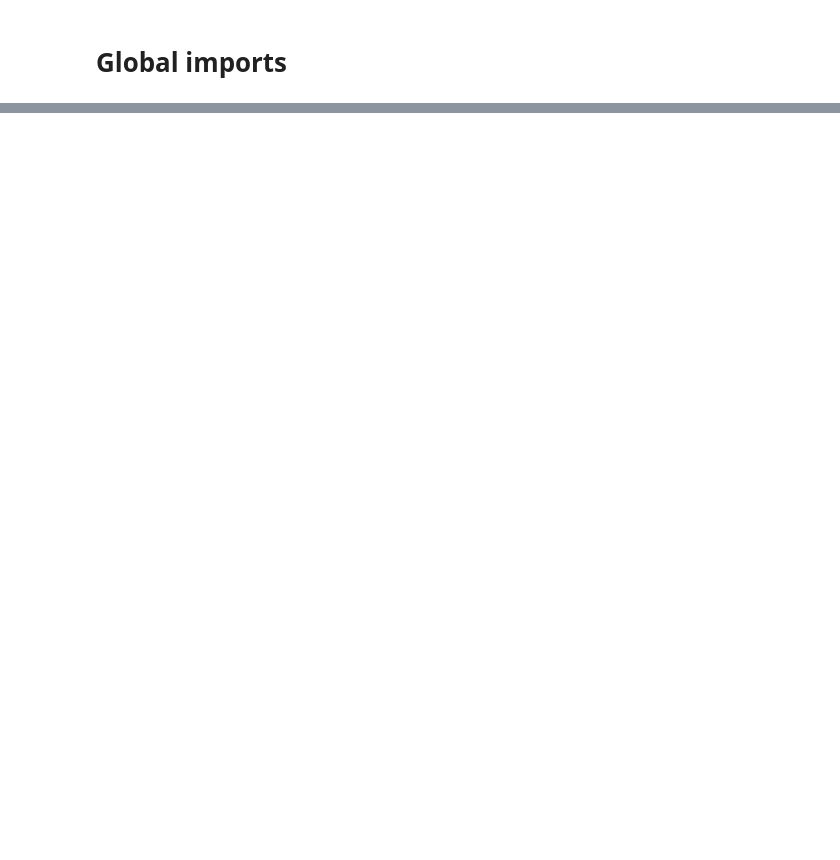
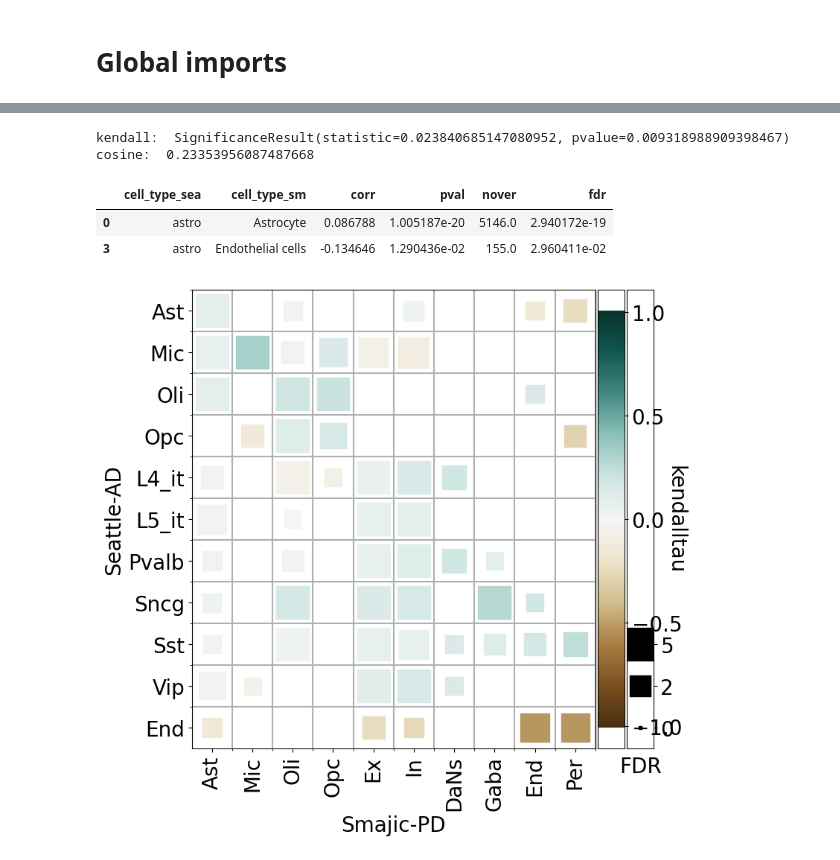
Before and after one commit to dblabs-mcgill-mila/AD-PD-overlap-study, a Jupyter notebook: code/DGE.ipynb, the cells around one changed output, grey strips where cells are left out. Drawn from its saved outputs; the diff is of its cells as text; code cells hidden in the pictures; blank space fills up the shorter version.

```diff
--- a/code/DGE.ipynb
+++ b/code/DGE.ipynb
@@ -568,0 +285,72 @@ Text(0, 0, 'gene ontology')
+# %%
+merged_ss_df = merged_ss_df[merged_ss_df.cell_type_sm!='Ependymal']
+_df = merged_ss_df[(merged_ss_df.cell_type_sm=='Astrocyte') & (merged_ss_df.cell_type_sea=='pvalb')]
+# %%
+print('kendall: ', kendalltau(_df.logFC_sm, _df.logFC_sea))
+print('cosine: ', cosine_similarity(_df.logFC_sm, _df.logFC_sea))
+# %% [output]
+kendall:  SignificanceResult(statistic=0.023840685147080952, pvalue=0.009318988909398467)
+cosine:  0.23353956087487668
+# %%
+def kendalltau_stats(_ser):
+    r = kendalltau(_ser['logFC_sm'], _ser['logFC_sea'])
+    return pd.Series({'corr': r.statistic, 'pval': r.pvalue, 'nover': _ser.shape[0]})
+# %%
+corr_df = (merged_ss_df.groupby(['cell_type_sea', 'cell_type_sm'], observed = True).apply(kendalltau_stats)).reset_index()
+corr_df.dropna(subset = 'pval', inplace = True)
+_, fdr, _, _= multipletests(corr_df["pval"], method="fdr_bh")
+corr_df['fdr'] = fdr
+corr_df = corr_df[corr_df.fdr<0.05]
+corr_df.head(2)
+# %% [output]
+|  | cell_type_sea | cell_type_sm | corr | pval | nover | fdr |
+| 0 | astro | Astrocyte | 0.086788 | 1.005187e-20 | 5146.0 | 2.940172e-19 |
+| 3 | astro | Endothelial cells | -0.134646 | 1.290436e-02 | 155.0 | 2.960411e-02 |
+# %%
+corr_df['cell_type_sm'] = corr_df.cell_type_sm.replace(ct_map_sm)
+corr_df['cell_type_sea'] = corr_df.cell_type_sea.replace(ct_map_sea)
+# %%
+corr_df_ = corr_df[corr_df.cell_type_sm!='Epen']
+xlabel = corr_df_['cell_type_sm']
+ylabel = corr_df_['cell_type_sea']
+size_labels = [0, 2, 5]
+fontsize = 20
+
+x_order = ['Ast', 'Mic', 'Oli', 'Opc', 'Ex', 'In', 'DaNs',  'Gaba', 'End', 'Per', ]
+y_order = ['Ast','Mic', 'Oli', 'Opc', 'L4_it', 'L5_it', 'Pvalb', 'Sncg', 'Sst', 'Vip',  'End', ]
+
+
+figsize = (8,8)
+f = plt.figure(figsize=figsize)
+ax, ax1, ax2, ss = heatmap(
+    x=xlabel,
+    y=ylabel,
+    size_scale=1000,
+    size=-np.log10(corr_df_['fdr']),
+    size_range = (size_labels[0], size_labels[-1]),
+    color=corr_df_[f'corr'].fillna(0),
+    color_range=(0,-1, 1),
+    palette=palette,
+    fontsize = fontsize,
+    x_tick_rotation = 90,
+    num_size_label=6,
+    m_color='k',
+    x_order = x_order if x_order else xlabel.sort_values().unique(),
+    y_order = y_order[::-1] if y_order else ylabel.sort_values().unique()[::-1],
+    size_labels = size_labels,
+    facecolor = 'white',
+)
+
+ax.set_ylabel(f'Seattle-AD', fontsize=fontsize)
+ax.set_xlabel(f'Smajic-PD', fontsize=fontsize)
+
+ax.grid(linewidth=1.5, which='minor')
+ax1.set_ylabel(f'kendalltau', fontsize = fontsize, rotation=-90)
+ax1.yaxis.set_label_position("right")
+_ = ax2.set_yticklabels(size_labels, rotation=0, fontsize = fontsize)
+_ = ax2.set_xlabel('FDR', fontsize=fontsize)
+ax2.patch.set_alpha(0)
+for label in (ax1.get_xticklabels() + ax1.get_yticklabels()): label.set_fontsize(fontsize)
+# f.savefig(fp+'SS_DEGene_MAST.svg', bbox_inches='tight', )
+# %% [output]
+[figure, added]
```
Also changed, not shown: parts of 93 cells of this notebook.
